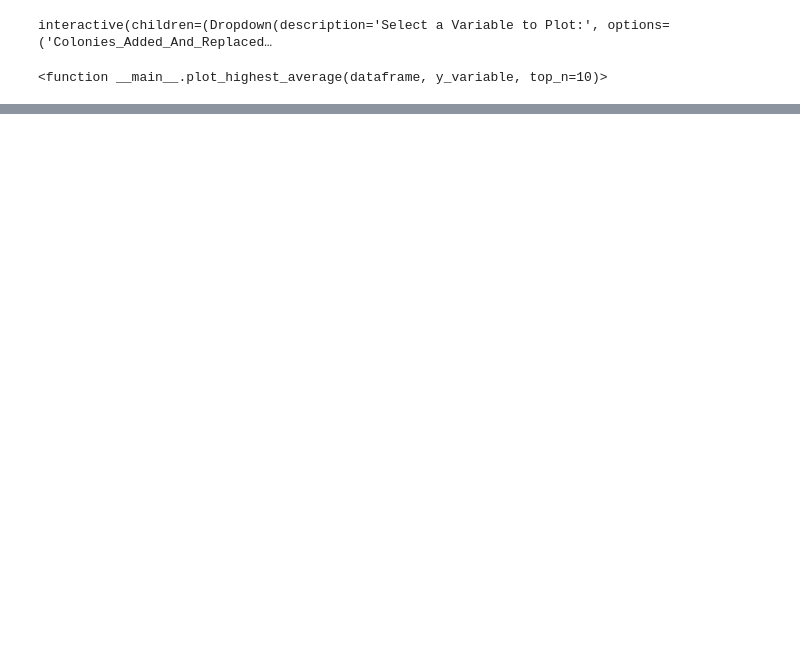
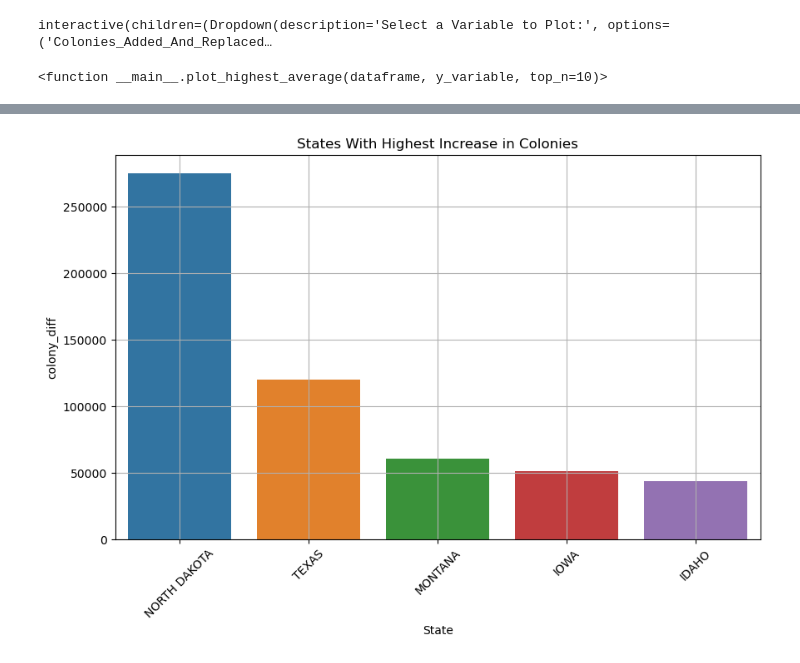
Before and after one commit to CoryKjar/CS499-Project, a Jupyter notebook: Python/Honey Bee Analysis.ipynb, the cells around one changed output, grey strips where cells are left out. Drawn from its saved outputs; the diff is of its cells as text; code cells hidden in the pictures; blank space fills up the shorter version.

```diff
--- a/Python/Honey Bee Analysis.ipynb
+++ b/Python/Honey Bee Analysis.ipynb
@@ -189,0 +334,13 @@ interactive(children=(Dropdown(description='Select a Variable to Plot:', options
+# %%
+merged_df = merged_df.sort_values(by='colony_diff', ascending=False)
+
+top_5_most_gained = merged_df[['State', 'colony_diff']].head(5)
+# %%
+plt.figure(figsize=(10, 6))
+sns.barplot(data=top_5_most_gained, x='State', y='colony_diff')
+plt.title('States With Highest Increase in Colonies')
+plt.xticks(rotation=45)
+plt.grid()
+plt.show()
+# %% [output]
+[figure, added]
```
Also changed, not shown: parts of 18 cells of this notebook, 2 other files.
